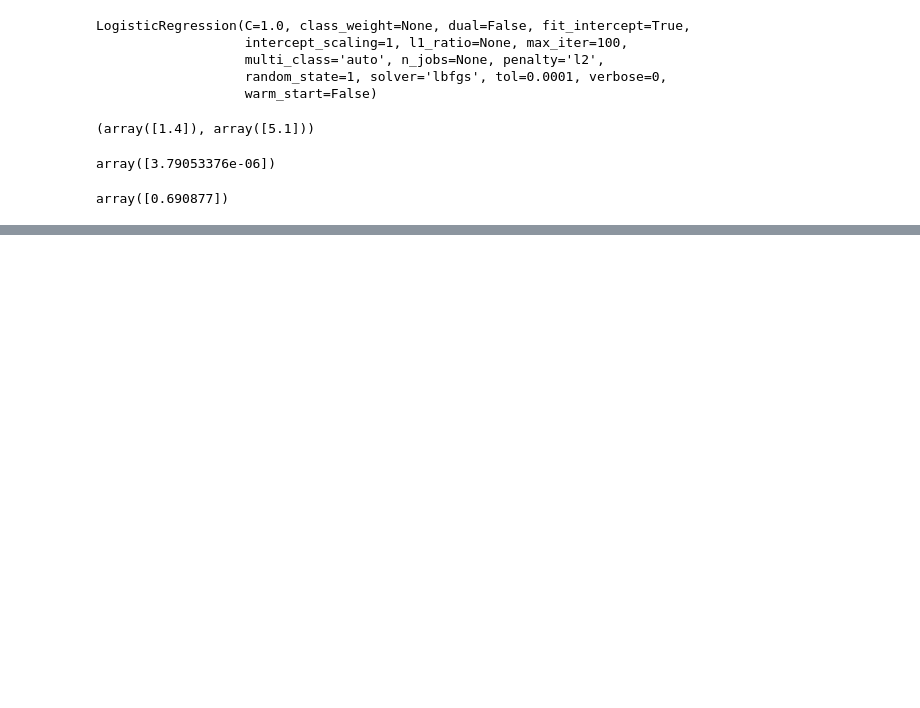
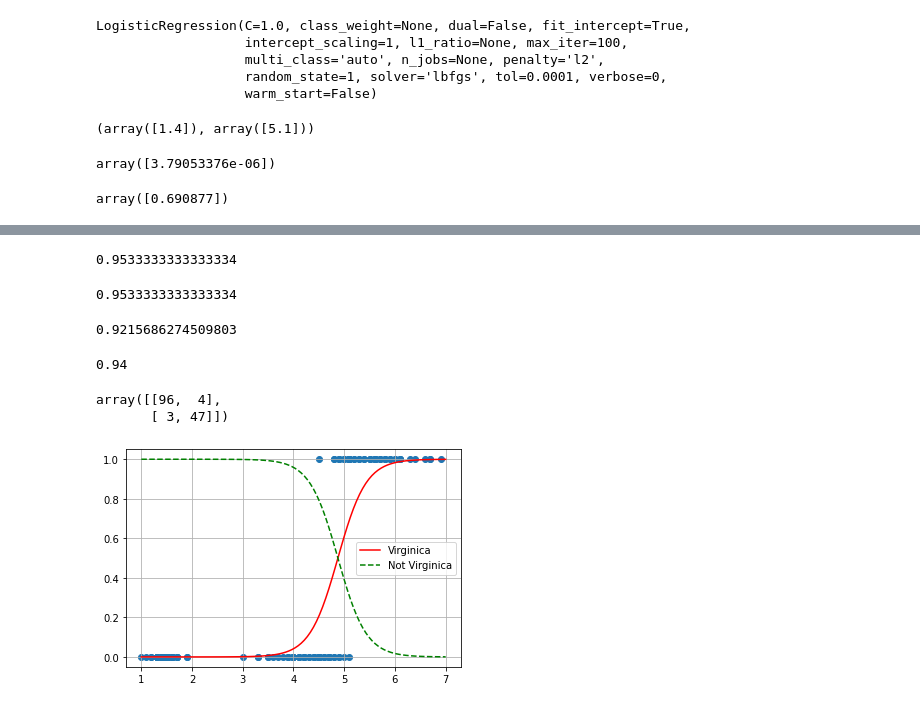
Before and after one commit to JakeOh/202007_itw_bd18, a Jupyter notebook: lab_ml/ml06_logistic_regression.ipynb, the cells around one changed output, grey strips where cells are left out. Saved outputs shown, nothing was run; the diff lists cells and outputs as text; code cells hidden in the pictures; blank space fills up the shorter version.

```diff
--- a/lab_ml/ml06_logistic_regression.ipynb
+++ b/lab_ml/ml06_logistic_regression.ipynb
@@ -109,0 +118,36 @@ array([0.690877])
+# %%
+np.mean(y == y_pred)
+# %% [output]
+0.9533333333333334
+# %%
+from sklearn.metrics import accuracy_score, precision_score, recall_score
+accuracy_score(y_true=y, y_pred=y_pred)
+# %% [output]
+0.9533333333333334
+# %%
+precision_score(y, y_pred)
+# %% [output]
+0.9215686274509803
+# %%
+recall_score(y, y_pred)
+# %% [output]
+0.94
+# %%
+from sklearn.metrics import confusion_matrix
+confusion_matrix(y, y_pred)
+# %% [output]
+array([[96,  4],
+       [ 3, 47]])
+# %%
+plt.scatter(X, y)  # 샘플 데이터
+
+# 가상의 테스트 데이터
+X_test = np.linspace(start=1, stop=7, num=100).reshape((100, 1))
+y_test_pred = log_reg.predict_proba(X_test)
+plt.plot(X_test, y_test_pred[:, 1], 'r-', label='Virginica')
+plt.plot(X_test, y_test_pred[:, 0], 'g--', label='Not Virginica')
+
+plt.legend()
+plt.grid()
+# %% [output]
+[figure, added]
```
Also changed, not shown: parts of 2 cells of this notebook.
